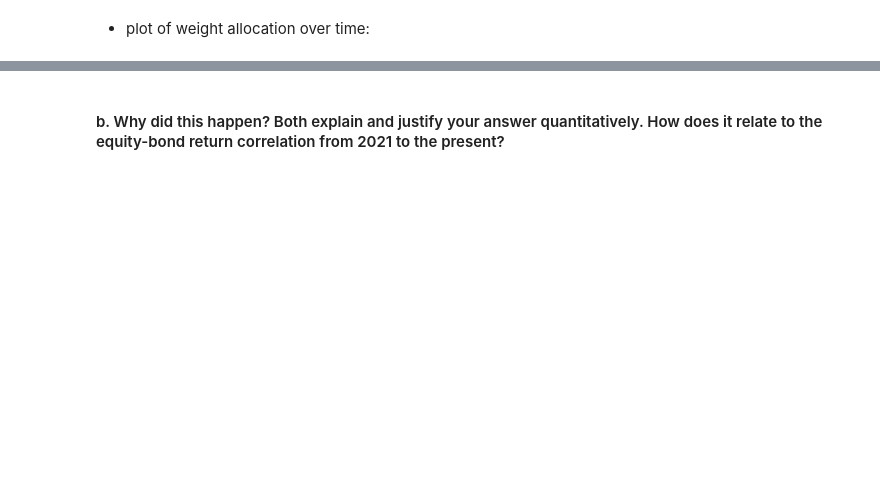
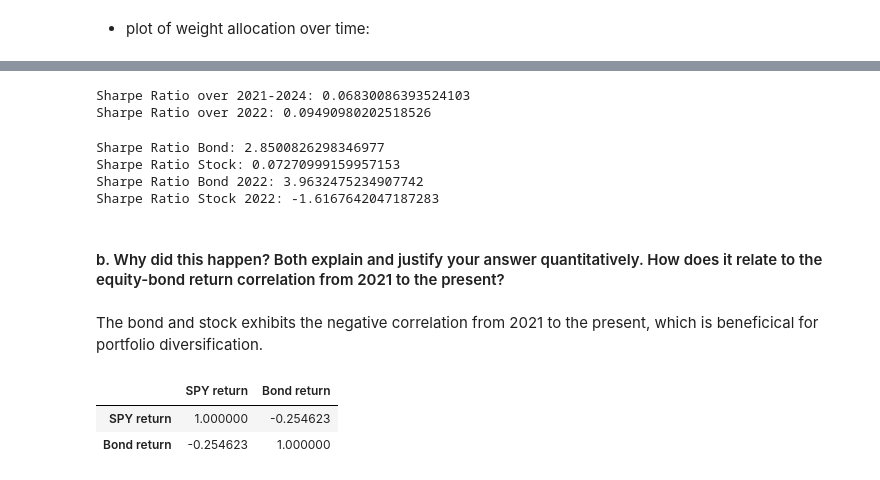
Before and after one commit to alaiazz/Macro_Finance_, a Jupyter notebook: HW2_/Main.ipynb, the cells around one changed output, grey strips where cells are left out. Saved outputs shown, nothing was run; the diff lists cells and outputs as text; code cells hidden in the pictures; blank space fills up the shorter version.

```diff
--- a/HW2_/Main.ipynb
+++ b/HW2_/Main.ipynb
@@ -186,0 +198,16 @@ df_weight_fut.plot()
+# %%
+df_rolling_corr_fut = df_rolling_corr_fut.rename(columns={'Bond': 'Correlation'})
+df_ret_2021_2024 = df_ret_2021_2024.rename(columns = {'Bond': 'Bond return', 'SPY':'SPY return'})
+portfolio_analysis = pd.concat([df_rolling_vol_fut, df_rolling_corr_fut[['Correlation']], df_weight_fut,df_ret_2021_2024], axis=1).dropna()
+portfolio_analysis['portfolio risk'] = portfolio_analysis.apply(calculate_portfolio_risk, axis=1)
+portfolio_analysis['portfolio return'] = portfolio_analysis.apply(calculate_portfolio_return, axis =1)
+portfolio_analysis = portfolio_analysis.dropna()
+sr_overall = (portfolio_analysis['portfolio return'].mean() * 52)/(portfolio_analysis['portfolio risk'].mean()*np.sqrt(52))
+ret_2022 = portfolio_analysis.loc['2022-01-01':'2022-12-31','portfolio return'].mean() * 52
+vol_2022 = portfolio_analysis.loc['2022-01-01':'2022-12-31','portfolio risk'].mean() * np.sqrt(52)
+sr_2022 = ret_2022/vol_2022
+print(f'Sharpe Ratio over 2021-2024: {sr_overall}')
+print(f'Sharpe Ratio over 2022: {sr_2022}')
+# %% [output]
+Sharpe Ratio over 2021-2024: 0.06830086393524103
+Sharpe Ratio over 2022: 0.09490980202518526
@@ -187,2 +219,20 @@ df_weight_fut.plot()
+# %%
+print(f'Sharpe Ratio Bond: {sr_bond}')
+print(f'Sharpe Ratio Stock: {sr_stock}')
+print(f'Sharpe Ratio Bond 2022: {sr_bond_2022}')
+print(f'Sharpe Ratio Stock 2022: {sr_stock_2022}')
+# %% [output]
+Sharpe Ratio Bond: 2.8500826298346977
+Sharpe Ratio Stock: 0.07270999159957153
+Sharpe Ratio Bond 2022: 3.9632475234907742
+Sharpe Ratio Stock 2022: -1.6167642047187283
 # %% [markdown]
 #### b. Why did this happen? Both explain and justify your answer quantitatively. How does it relate to the equity-bond return correlation from 2021 to the present?
+# %% [markdown]
+The bond and stock exhibits the negative correlation from 2021 to the present, which is beneficical for portfolio diversification.
+# %%
+df_ret_2021_2024.corr()
+# %% [output]
+|  | SPY return | Bond return |
+| SPY return | 1.000000 | -0.254623 |
+| Bond return | -0.254623 | 1.000000 |
```
Also changed, not shown: parts of 5 cells of this notebook.
